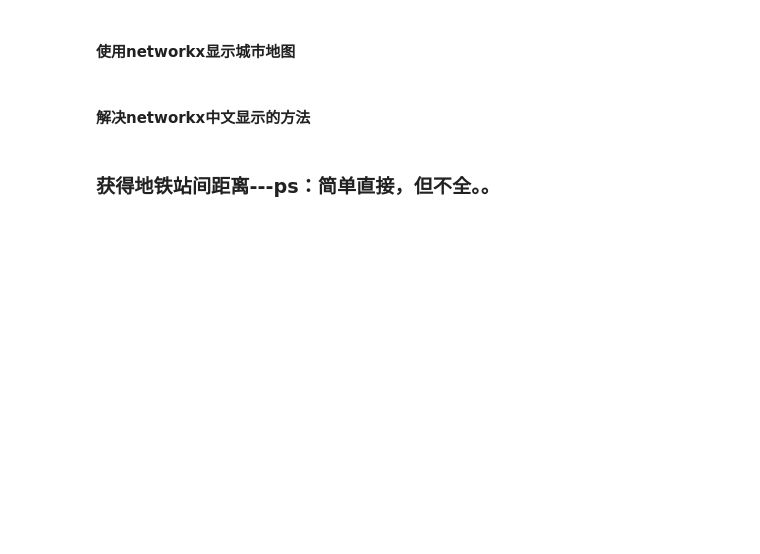
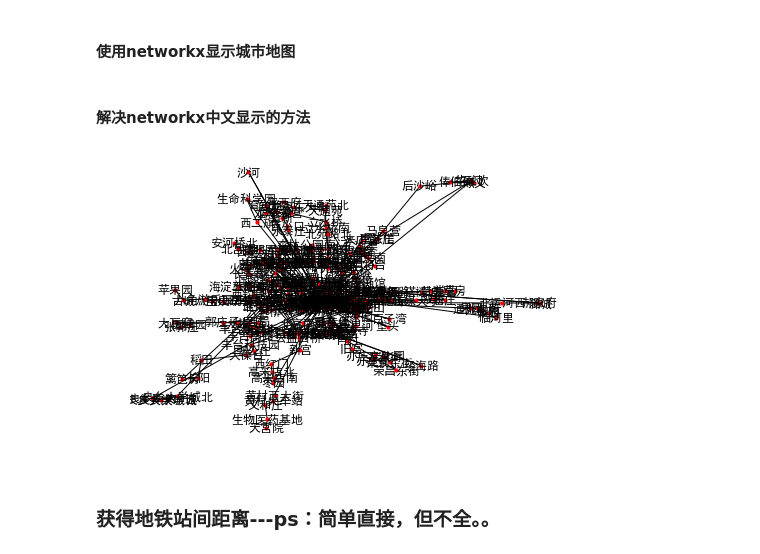
Before and after one commit to huangmgithub/NLP_Course, a Jupyter notebook: Lesson02/Part 3&opt.ipynb, the cells around one changed output. Saved outputs shown, nothing was run; the diff lists cells and outputs as text; code cells hidden in the pictures; blank space fills up the shorter version.

```diff
--- a/Lesson02/Part 3&opt.ipynb
+++ b/Lesson02/Part 3&opt.ipynb
@@ -238,10 +245,12 @@ station_connection_with_road = nx.Graph(station_connection)
 #### 解决networkx中文显示的方法
 # %%
 #以下两句是显示中文的方法
-from pylab import *
-mpl.rcParams['font.sans-serif'] = ['SimHei']   #有效的方法
+#from pylab import *
+#mpl.rcParams['font.sans-serif'] = ['SimHei']   #有效的方法
 # %%
-nx.draw(station_connection_with_road, station_location, with_labels=True, node_size=20)
+nx.draw(station_connection_with_road, station_location, with_labels=True, node_size=10)
+# %% [output]
+[figure, added]
 # %% [markdown]
 ### 获得地铁站间距离---ps：简单直接，但不全。。
 # %%
```
Also changed, not shown: parts of 14 cells of this notebook.
